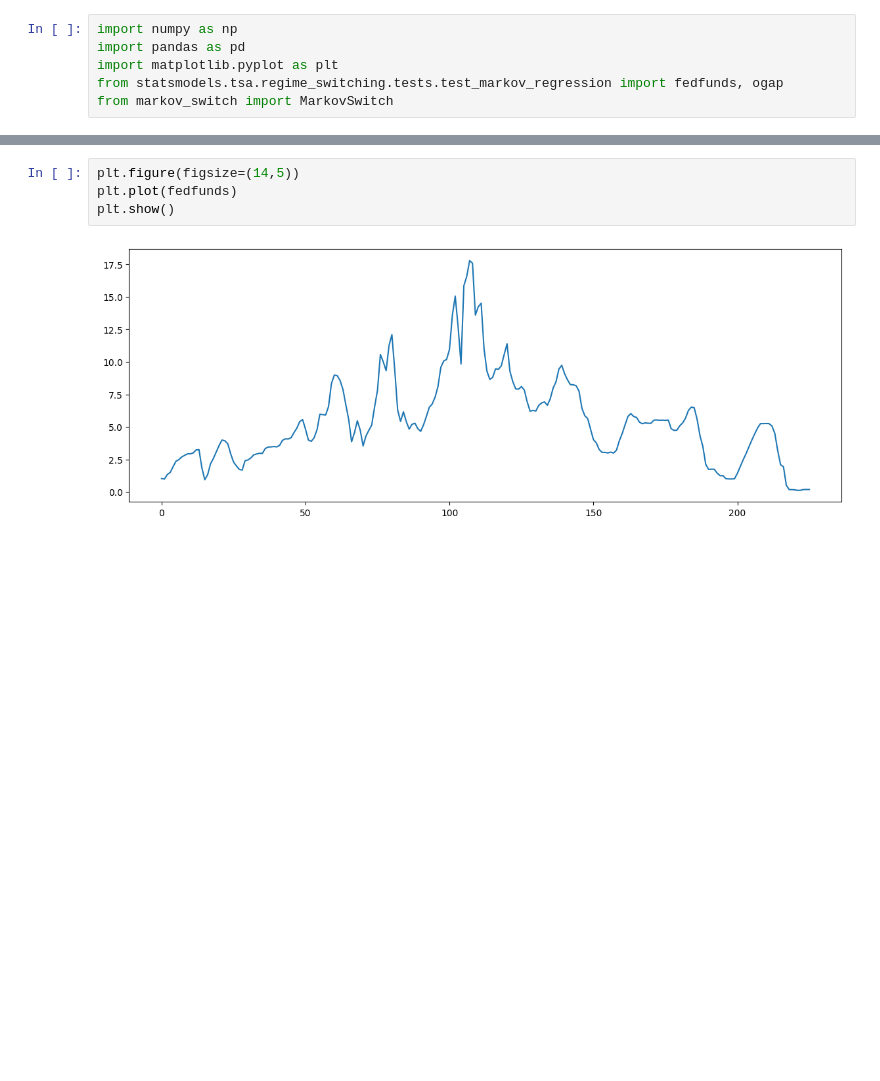
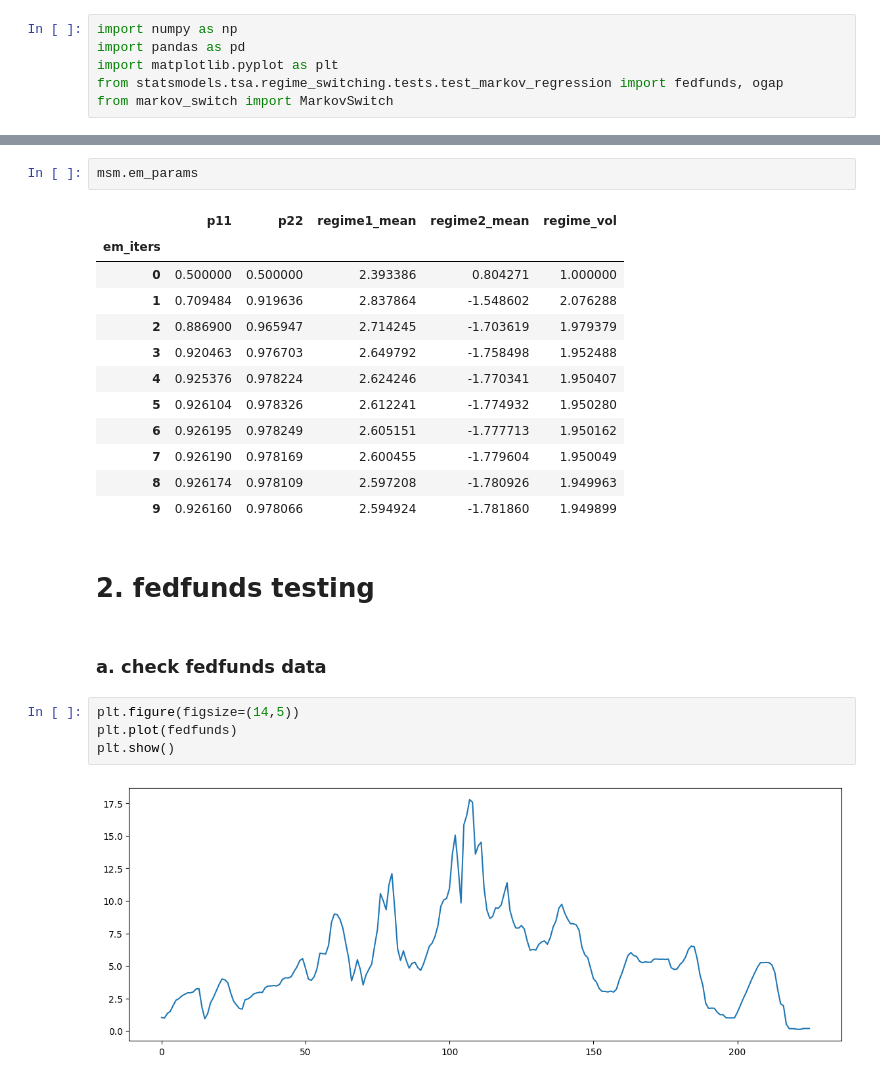
Before and after one commit to bm43/quant-learn, a Jupyter notebook: machine-learning/markov_models/markov_switch_test.ipynb, the cells around one changed output, grey strips where cells are left out. Cells and saved outputs as stored; diff of their text form; blank space fills up the shorter version.

```diff
--- a/machine-learning/markov_models/markov_switch_test.ipynb
+++ b/machine-learning/markov_models/markov_switch_test.ipynb
@@ -51,3 +67,22 @@ plt.show()
+# %%
+msm.em_params
+# %% [output]
+|  | p11 | p22 | regime1_mean | regime2_mean | regime_vol |
+| em_iters |  |  |  |  |  |
+| 0 | 0.500000 | 0.500000 | 2.393386 | 0.804271 | 1.000000 |
+| 1 | 0.709484 | 0.919636 | 2.837864 | -1.548602 | 2.076288 |
+| 2 | 0.886900 | 0.965947 | 2.714245 | -1.703619 | 1.979379 |
+| 3 | 0.920463 | 0.976703 | 2.649792 | -1.758498 | 1.952488 |
+| 4 | 0.925376 | 0.978224 | 2.624246 | -1.770341 | 1.950407 |
+| 5 | 0.926104 | 0.978326 | 2.612241 | -1.774932 | 1.950280 |
+| 6 | 0.926195 | 0.978249 | 2.605151 | -1.777713 | 1.950162 |
+| 7 | 0.926190 | 0.978169 | 2.600455 | -1.779604 | 1.950049 |
+| 8 | 0.926174 | 0.978109 | 2.597208 | -1.780926 | 1.949963 |
+| 9 | 0.926160 | 0.978066 | 2.594924 | -1.781860 | 1.949899 |
+# %% [markdown]
+# 2. fedfunds testing
+# %% [markdown]
+### a. check fedfunds data
 # %%
 plt.figure(figsize=(14,5))
 plt.plot(fedfunds)
```
Also changed, not shown: parts of 12 cells of this notebook, 1 other file.
